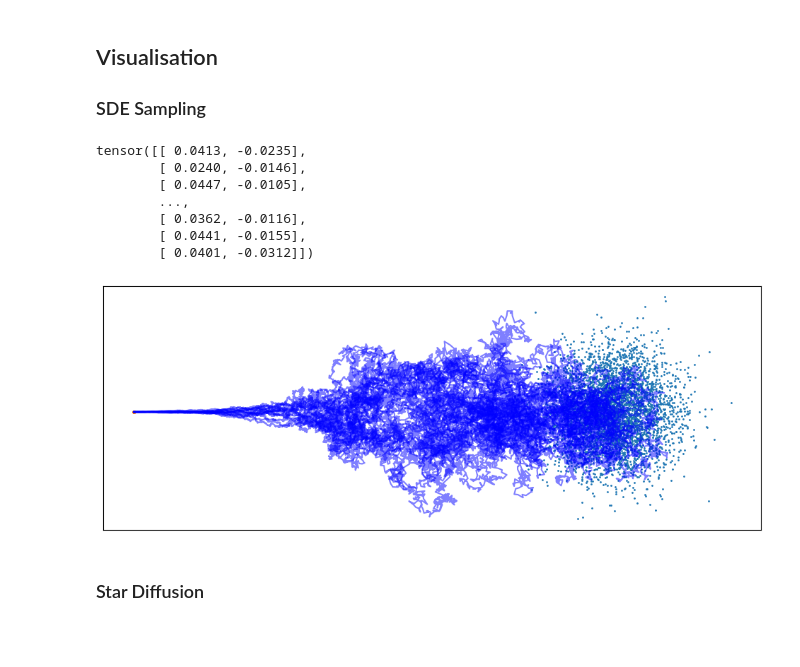
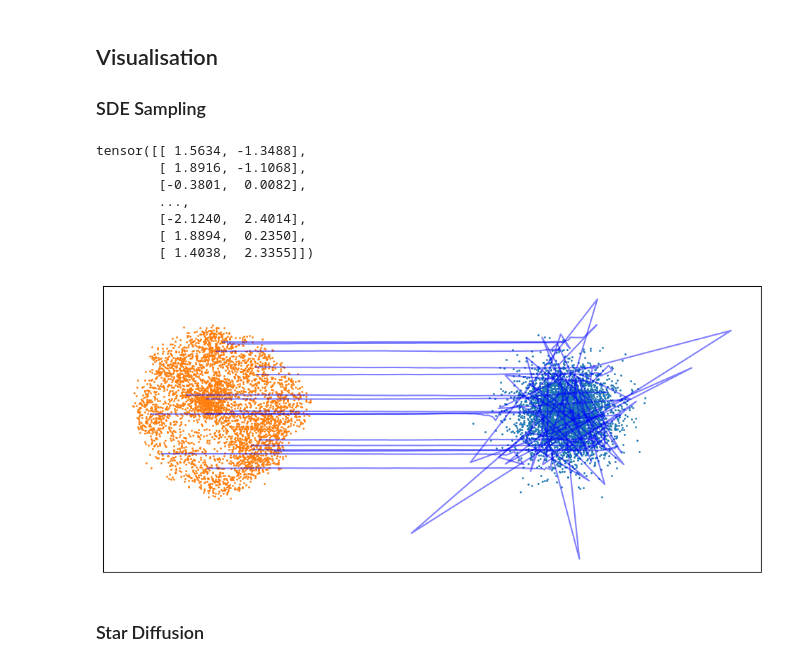
Before and after one commit to Nesta-gitU/discrete_diffusion, a Jupyter notebook: notebooks/ndm_parameterisation_modified (1).ipynb, the cells around one changed output. Drawn from its saved outputs; the diff is of its cells as text; code cells hidden in the pictures; blank space fills up the shorter version.

```diff
--- a/notebooks/ndm_parameterisation_modified (1).ipynb
+++ b/notebooks/ndm_parameterisation_modified (1).ipynb
@@ -1556,41 +1558,41 @@ def sde(z_in, t_in):
     #print(d_m_, "d_m")
     #print(sigma_2, "sigma2")
     #print(eta, "eta")
     #print(d_gmm, "d_gmm")
     #print(g, "g")
 
     #drift = -alpha * d_gmm * (1 + eta) / 2 * m_ + \
     #        alpha * d_m_ + \
     #        0.5 * d_gmm * (alpha_2 + eta) * z_in
     eps = (z_in - alpha * m_) / sigma
     alpha_prime = - d_gmm * 0.5 * alpha * (1- alpha_2)
     sigma_prime = 0.5 * d_gmm * sigma * (1 - sigma_2)
     #dz = -alpha * d_gmm + alpha * d_m_ + sigma * d_gmm * eps
     dz = alpha_prime * m_ + alpha * d_m_ + sigma_prime * eps
     drift = dz - 0.5 * (g ** 2) * ((alpha * m_ - z_in) / sigma_2)
 
     #print(eps, "eps")
     #print(alpha_prime, "alpha_prime")
     #print(sigma_prime, "sigma_prime")
     #print(dz, "dz")
     #print(drift, "drift")
 
     return drift, g
 
 
-_, (t_steps, path) = solve_sde(sde=sde, z=z, ts=1, tf=0, n_steps=3000)
+_, (t_steps, path) = solve_sde(sde=sde, z=z, ts=1, tf=0, n_steps=300)
 
 print(path[-1])
 viz_2d_path(t_steps, path, n_lines=16, color="blue")
 # %% [output]
-tensor([[ 0.0413, -0.0235],
-        [ 0.0240, -0.0146],
-        [ 0.0447, -0.0105],
+tensor([[ 1.5634, -1.3488],
+        [ 1.8916, -1.1068],
+        [-0.3801,  0.0082],
         ...,
-        [ 0.0362, -0.0116],
-        [ 0.0441, -0.0155],
-        [ 0.0401, -0.0312]])
+        [-2.1240,  2.4014],
+        [ 1.8894,  0.2350],
+        [ 1.4038,  2.3355]])
-[figure, old version]
+[figure, new version]
 # %% [markdown]
 ### Star Diffusion
 # %%
```
Also changed, not shown: parts of 9 cells of this notebook, 2 other files.
